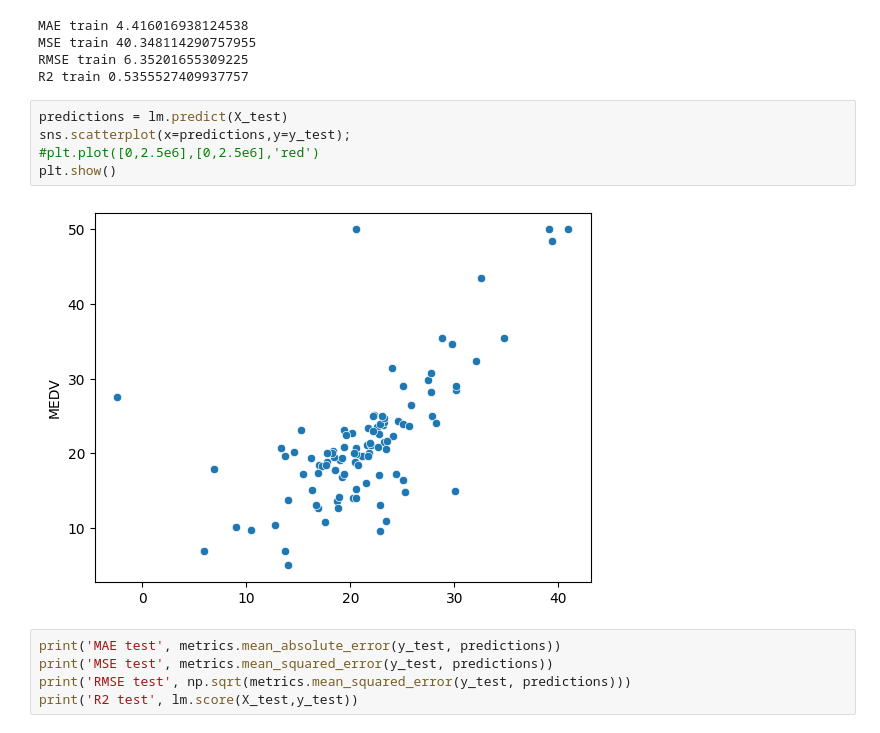
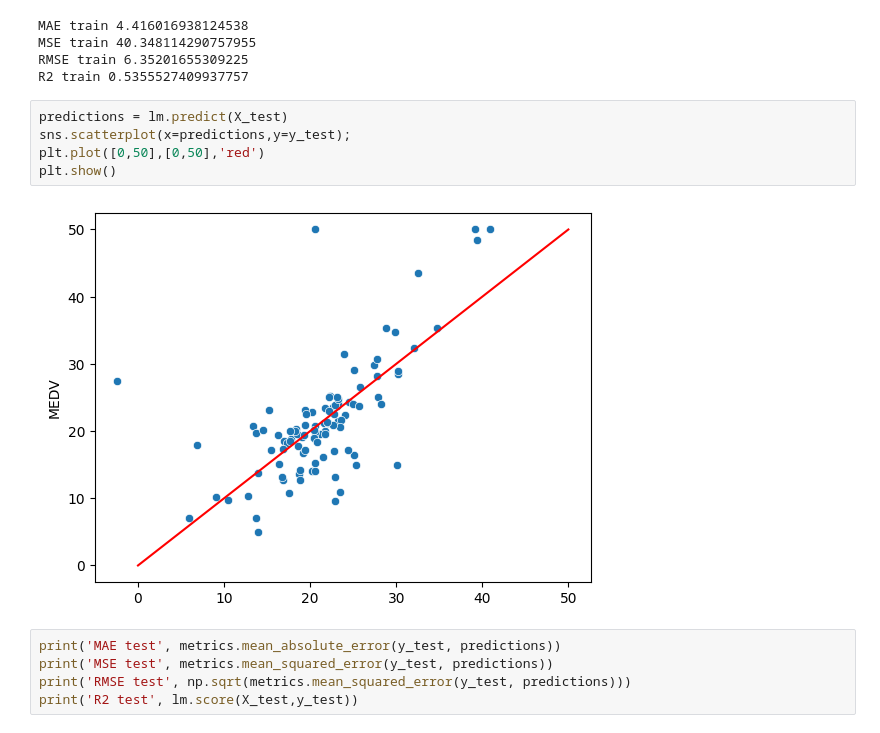
Before and after one commit to AnnaValsells/ONLINE_DS_THEBRIDGE_AVT, a Jupyter notebook: AVT_Exercises/Sprint_12/Unidad_01/Practica_Obligatoria/18_Practica_Obligatoria_Regresion_Lineal_y_Regularización.ipynb, the cells around one changed output. Saved outputs shown, nothing was run; the diff lists cells and outputs as text.

```diff
--- a/AVT_Exercises/Sprint_12/Unidad_01/Practica_Obligatoria/18_Practica_Obligatoria_Regresion_Lineal_y_Regularización.ipynb
+++ b/AVT_Exercises/Sprint_12/Unidad_01/Practica_Obligatoria/18_Practica_Obligatoria_Regresion_Lineal_y_Regularización.ipynb
@@ -214,10 +214,10 @@ R2 train 0.5355527409937757
 # %%
 predictions = lm.predict(X_test)
 sns.scatterplot(x=predictions,y=y_test);
-#plt.plot([0,2.5e6],[0,2.5e6],'red')
+plt.plot([0,50],[0,50],'red')
 plt.show()
 # %% [output]
-[figure, old version]
+[figure, new version]
 # %%
 print('MAE test', metrics.mean_absolute_error(y_test, predictions))
 print('MSE test', metrics.mean_squared_error(y_test, predictions))
```
